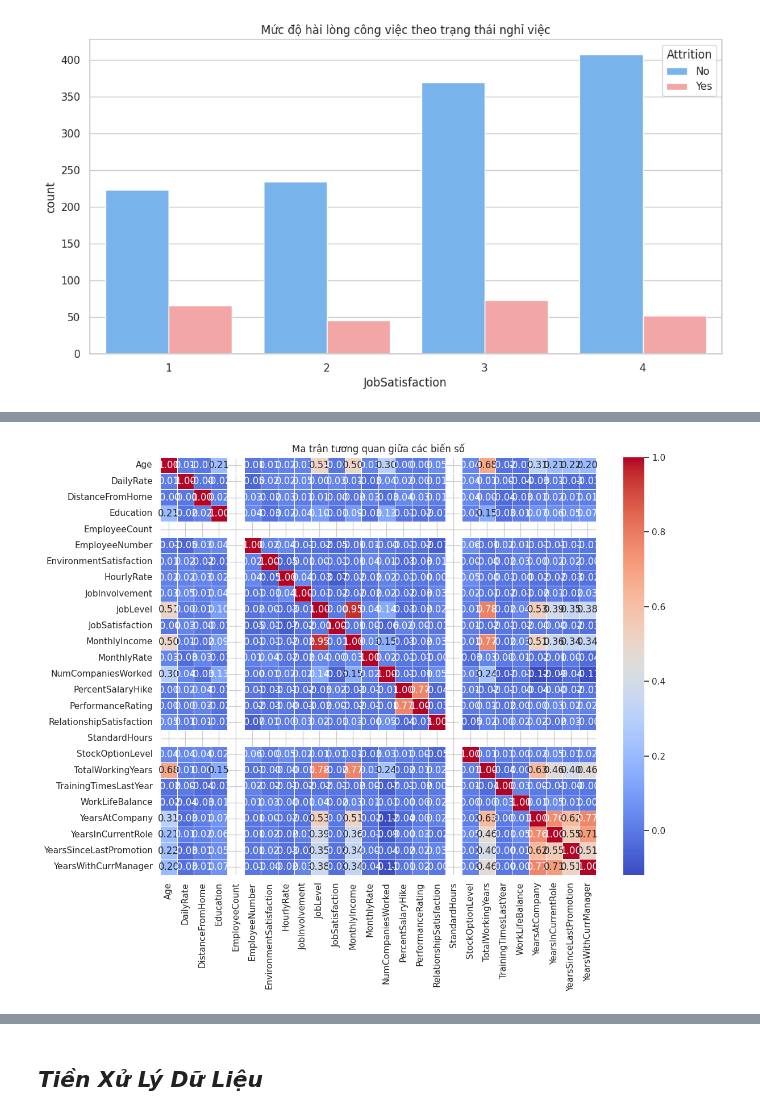
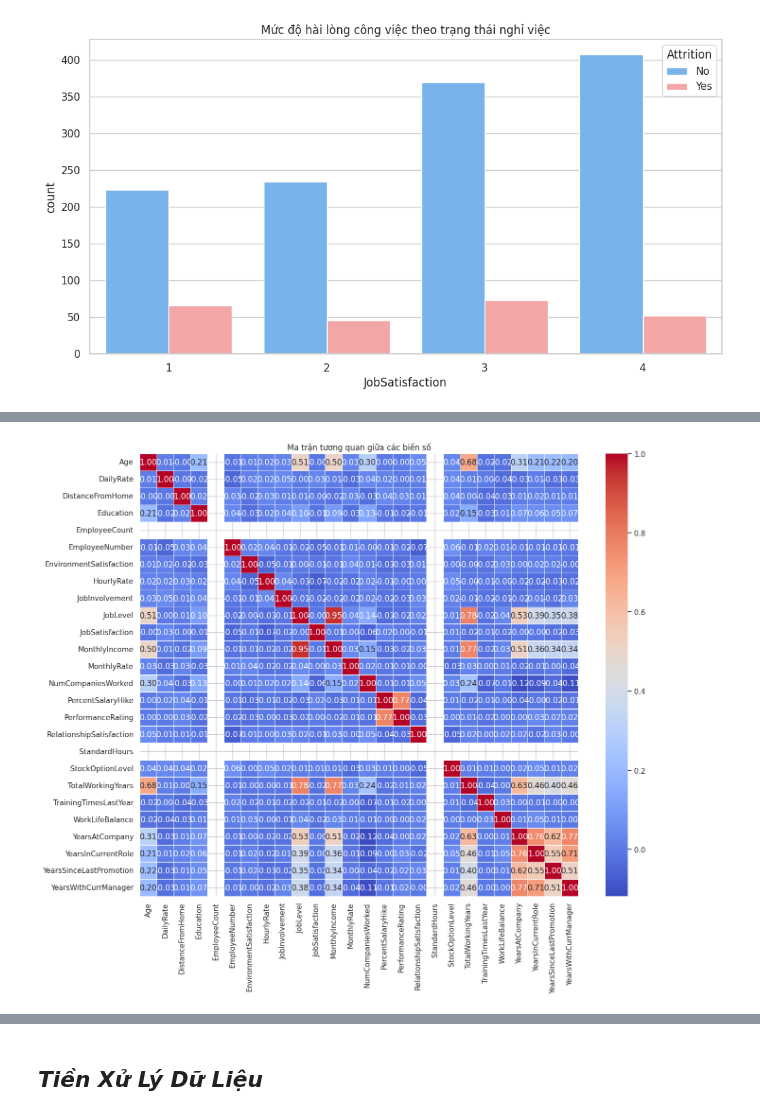
Before and after one commit to hei1sme/MAI391_FINAL_PROJECT, a Jupyter notebook: MAI391_SE194127_project.ipynb, the cells around one changed output, grey strips where cells are left out. Saved outputs shown, nothing was run; the diff lists cells and outputs as text; code cells hidden in the pictures.

```diff
--- a/MAI391_SE194127_project.ipynb
+++ b/MAI391_SE194127_project.ipynb
@@ -198,14 +240,14 @@ plt.show()
 # %%
 # Chỉ lấy các biến số (numeric)
 numeric_df = df.select_dtypes(include=['int64', 'float64'])
 # Tính toán ma trận tương quan
 corr_matrix = numeric_df.corr()
 
 # Vẽ heatmap cho ma trận tương quan
-plt.figure(figsize=(12, 10))
+plt.figure(figsize=(14, 12))
 sns.heatmap(corr_matrix, annot=True, cmap='coolwarm', fmt='.2f', linewidths=0.5)
 plt.title('Ma trận tương quan giữa các biến số')
 plt.tight_layout()
 plt.show()
 # %% [output]
-[figure, old version]
+[figure, new version]
```
Also changed, not shown: parts of 8 cells of this notebook.
